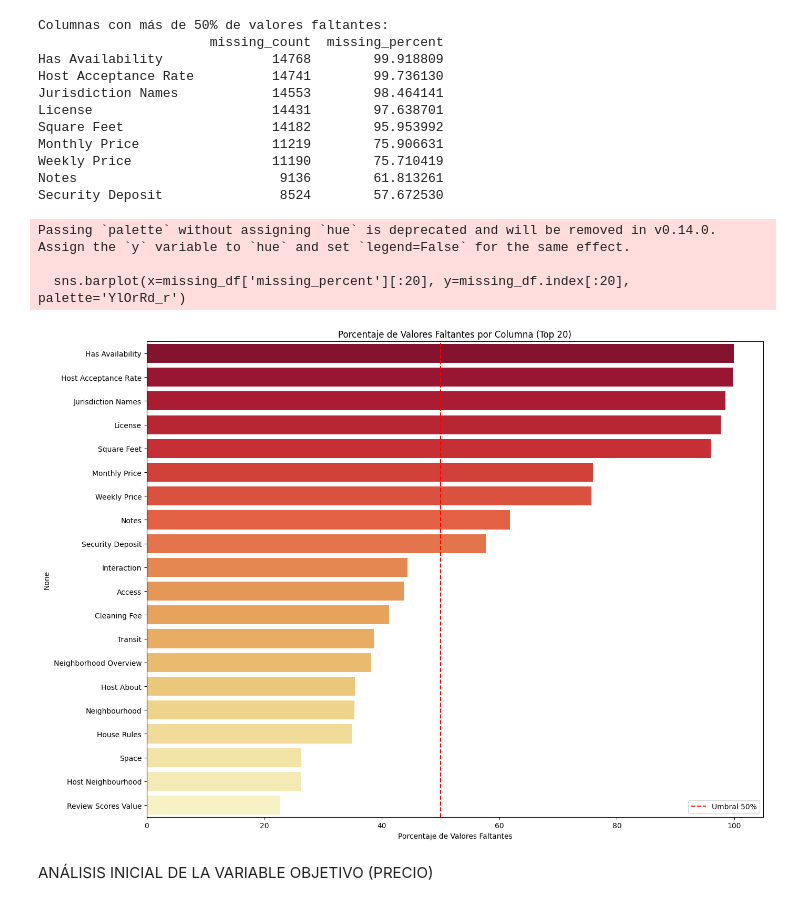
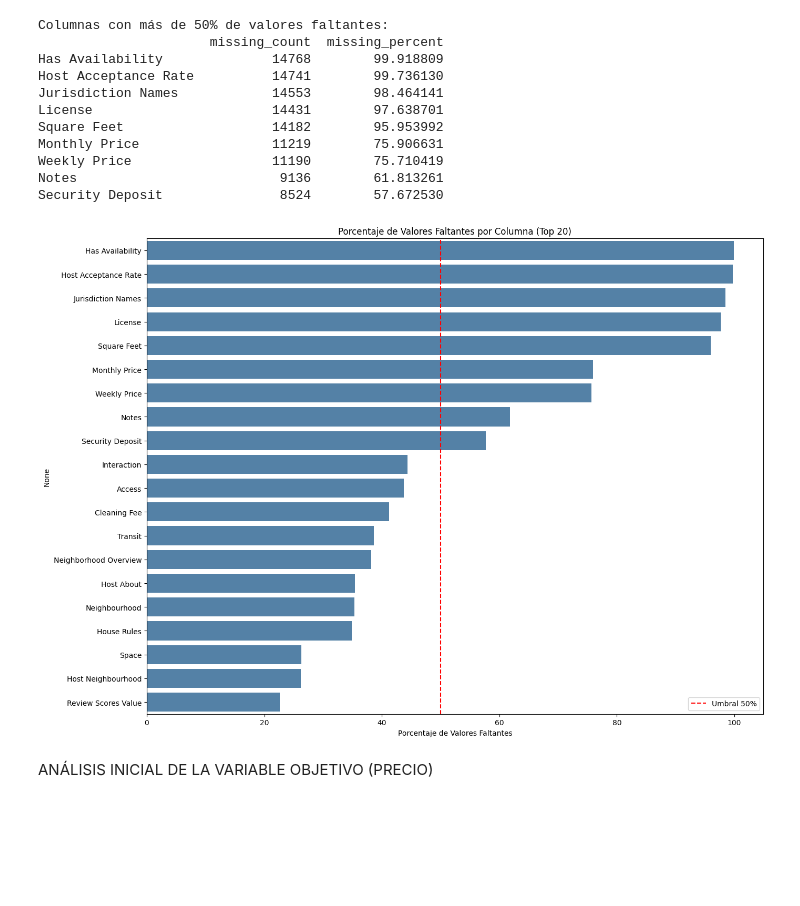
Before and after one commit to gonzalezulises/airbnb-pricing-ml, a Jupyter notebook: notebooks/01. Exploracion de datos y preparacion.ipynb, the cells around one changed output. Saved outputs shown, nothing was run; the diff lists cells and outputs as text; code cells hidden in the pictures; blank space fills up the shorter version.

```diff
--- a/notebooks/01. Exploracion de datos y preparacion.ipynb
+++ b/notebooks/01. Exploracion de datos y preparacion.ipynb
@@ -167,21 +175,29 @@ Monthly Price                 11219        75.906631
 Weekly Price                  11190        75.710419
 Notes                          9136        61.813261
 Security Deposit               8524        57.672530
+# %%
+# Visualización: Valores faltantes por columna (top 20)
+missing_df = pd.DataFrame({
+    'missing_count'  : df_raw.isnull().sum(),
+    'missing_percent': (df_raw.isnull().sum() / len(df_raw) * 100).round(2)
+}).sort_values('missing_percent', ascending=False)
+
+top20 = missing_df.head(20)
 # %%
-# Visualización: Valores faltantes por columna (top 20)
 plt.figure(figsize=(14, 10))
-sns.barplot(x=missing_df['missing_percent'][:20], y=missing_df.index[:20], palette='YlOrRd_r')
+sns.barplot(
+    x=top20['missing_percent'],
+    y=top20.index,
+    color='steelblue'
+)
 plt.title('Porcentaje de Valores Faltantes por Columna (Top 20)')
 plt.xlabel('Porcentaje de Valores Faltantes')
 plt.axvline(x=50, color='red', linestyle='--', label='Umbral 50%')
 plt.legend()
 plt.tight_layout()
 plt.show()
 # %% [output]
-Passing `palette` without assigning `hue` is deprecated and will be removed in v0.14.0. Assign the `y` variable to `hue` and set `legend=False` for the same effect.
-
-  sns.barplot(x=missing_df['missing_percent'][:20], y=missing_df.index[:20], palette='YlOrRd_r')
-[figure, old version]
+[figure, new version]
 # %% [markdown]
 ANÁLISIS INICIAL DE LA VARIABLE OBJETIVO (PRECIO)
 # %%
```
Also changed, not shown: parts of 45 cells of this notebook, 3 other files.
